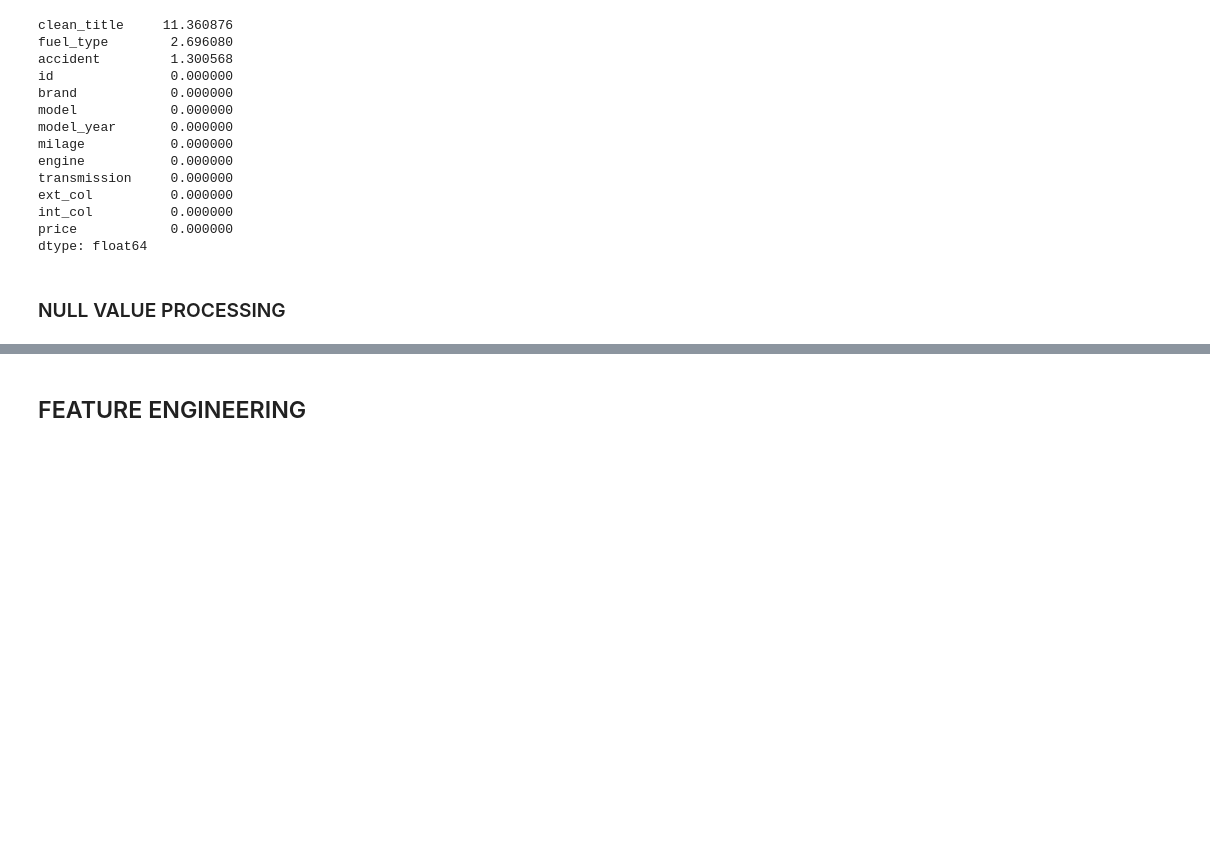
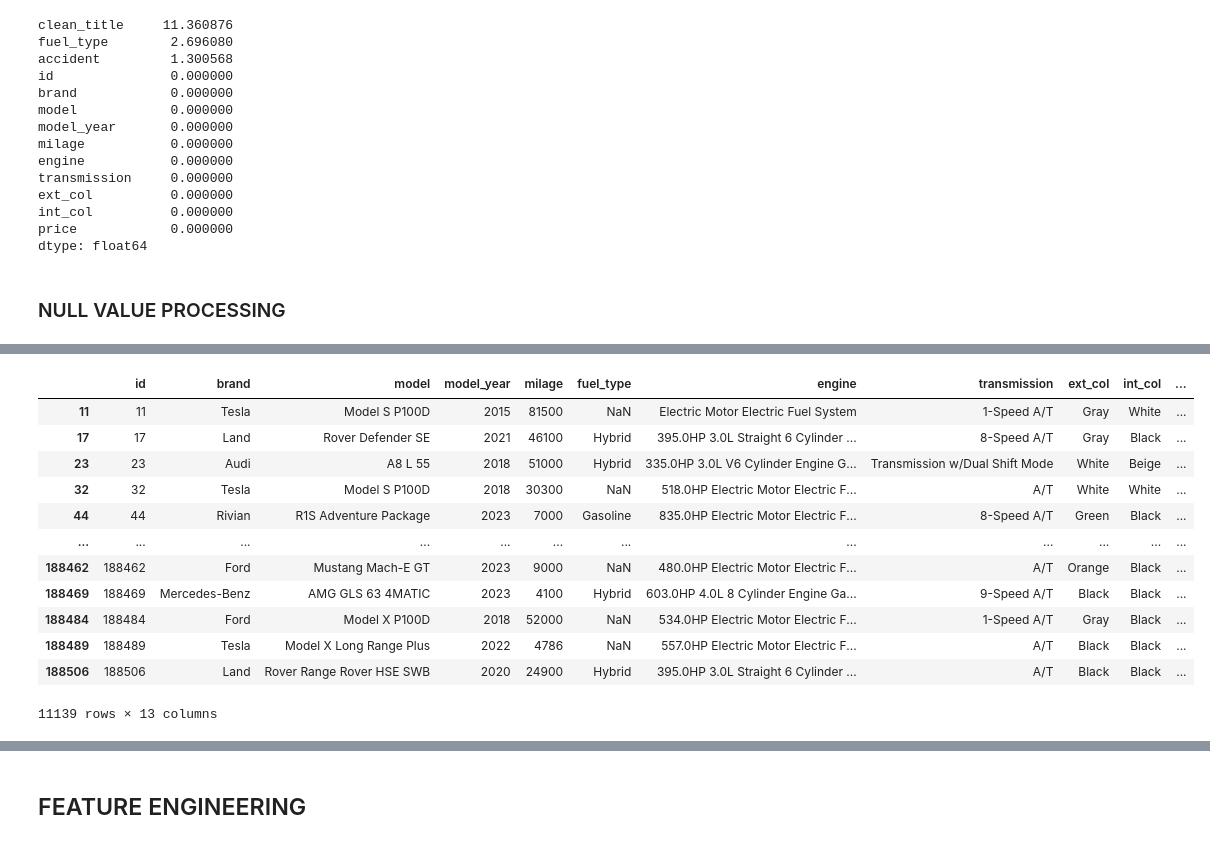
Before and after one commit to Botan-Bulut/DataScienceProjects, a Jupyter notebook: Kaggle-playground-series-s4e9/kaggle-playground-series-s4e9.ipynb, the cells around one changed output, grey strips where cells are left out. Cells and saved outputs as stored; diff of their text form; code cells hidden in the pictures; blank space fills up the shorter version.

```diff
--- a/Kaggle-playground-series-s4e9/kaggle-playground-series-s4e9.ipynb
+++ b/Kaggle-playground-series-s4e9/kaggle-playground-series-s4e9.ipynb
@@ -137,0 +197,17 @@ def fuel_type_processor(df: pd.Dataframe) -> None:
+# %%
+df = train  # aliasing:
+df[df['engine'].str.contains('Electric', case=False)]
+# %% [output]
+|  | id | brand | model | model_year | milage | fuel_type | engine | transmission | ext_col | int_col | ... |
+| 11 | 11 | Tesla | Model S P100D | 2015 | 81500 | NaN | Electric Motor Electric Fuel System | 1-Speed A/T | Gray | White | ... |
+| 17 | 17 | Land | Rover Defender SE | 2021 | 46100 | Hybrid | 395.0HP 3.0L Straight 6 Cylinder ... | 8-Speed A/T | Gray | Black | ... |
+| 23 | 23 | Audi | A8 L 55 | 2018 | 51000 | Hybrid | 335.0HP 3.0L V6 Cylinder Engine G... | Transmission w/Dual Shift Mode | White | Beige | ... |
+| 32 | 32 | Tesla | Model S P100D | 2018 | 30300 | NaN | 518.0HP Electric Motor Electric F... | A/T | White | White | ... |
+| 44 | 44 | Rivian | R1S Adventure Package | 2023 | 7000 | Gasoline | 835.0HP Electric Motor Electric F... | 8-Speed A/T | Green | Black | ... |
+| ... | ... | ... | ... | ... | ... | ... | ... | ... | ... | ... | ... |
+| 188462 | 188462 | Ford | Mustang Mach-E GT | 2023 | 9000 | NaN | 480.0HP Electric Motor Electric F... | A/T | Orange | Black | ... |
+| 188469 | 188469 | Mercedes-Benz | AMG GLS 63 4MATIC | 2023 | 4100 | Hybrid | 603.0HP 4.0L 8 Cylinder Engine Ga... | 9-Speed A/T | Black | Black | ... |
+| 188484 | 188484 | Ford | Model X P100D | 2018 | 52000 | NaN | 534.0HP Electric Motor Electric F... | 1-Speed A/T | Gray | Black | ... |
+| 188489 | 188489 | Tesla | Model X Long Range Plus | 2022 | 4786 | NaN | 557.0HP Electric Motor Electric F... | A/T | Black | Black | ... |
+| 188506 | 188506 | Land | Rover Range Rover HSE SWB | 2020 | 24900 | Hybrid | 395.0HP 3.0L Straight 6 Cylinder ... | A/T | Black | Black | ... |
+11139 rows × 13 columns
```
Also changed, not shown: parts of 5 cells of this notebook, 15 other files.
